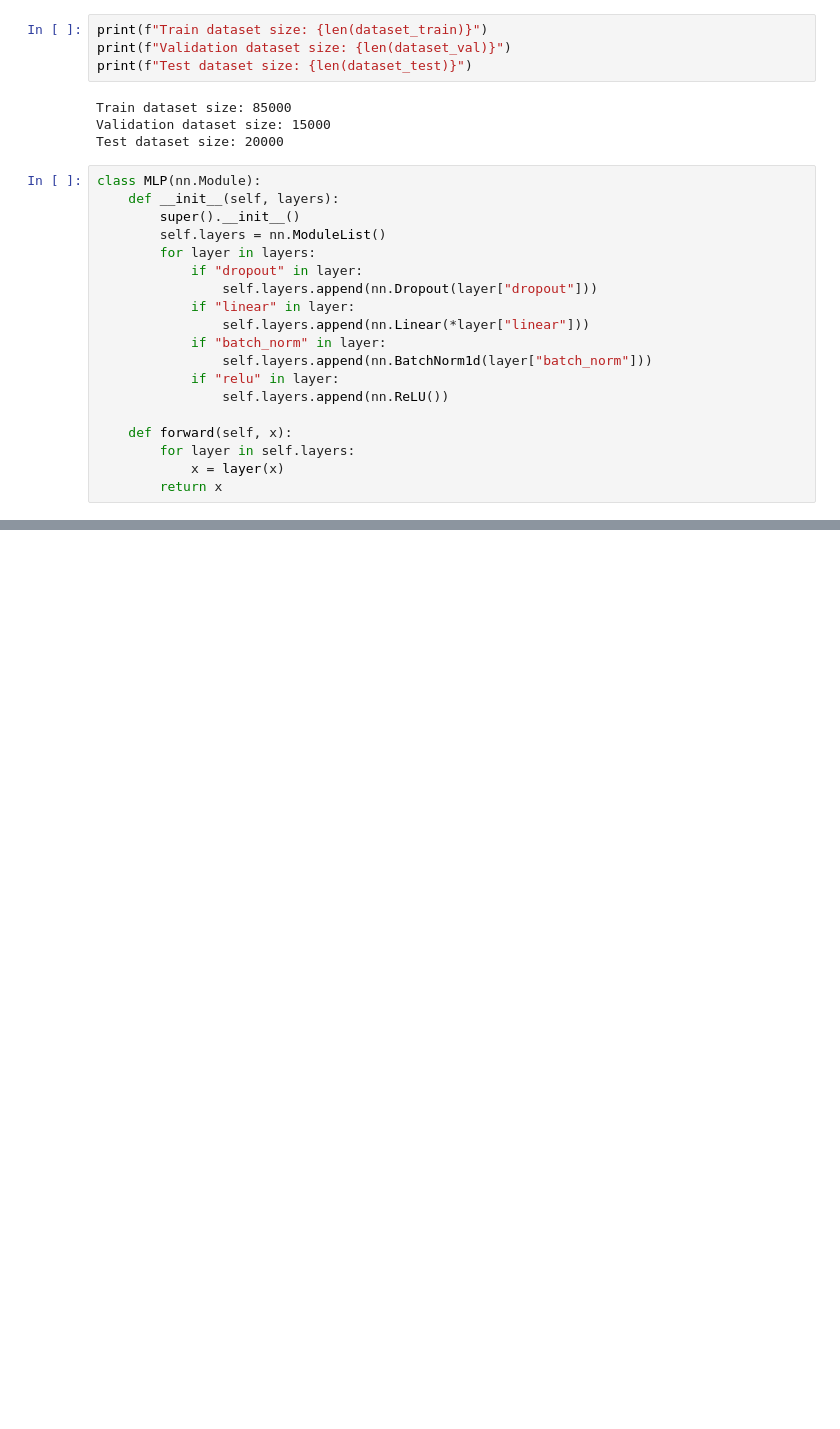
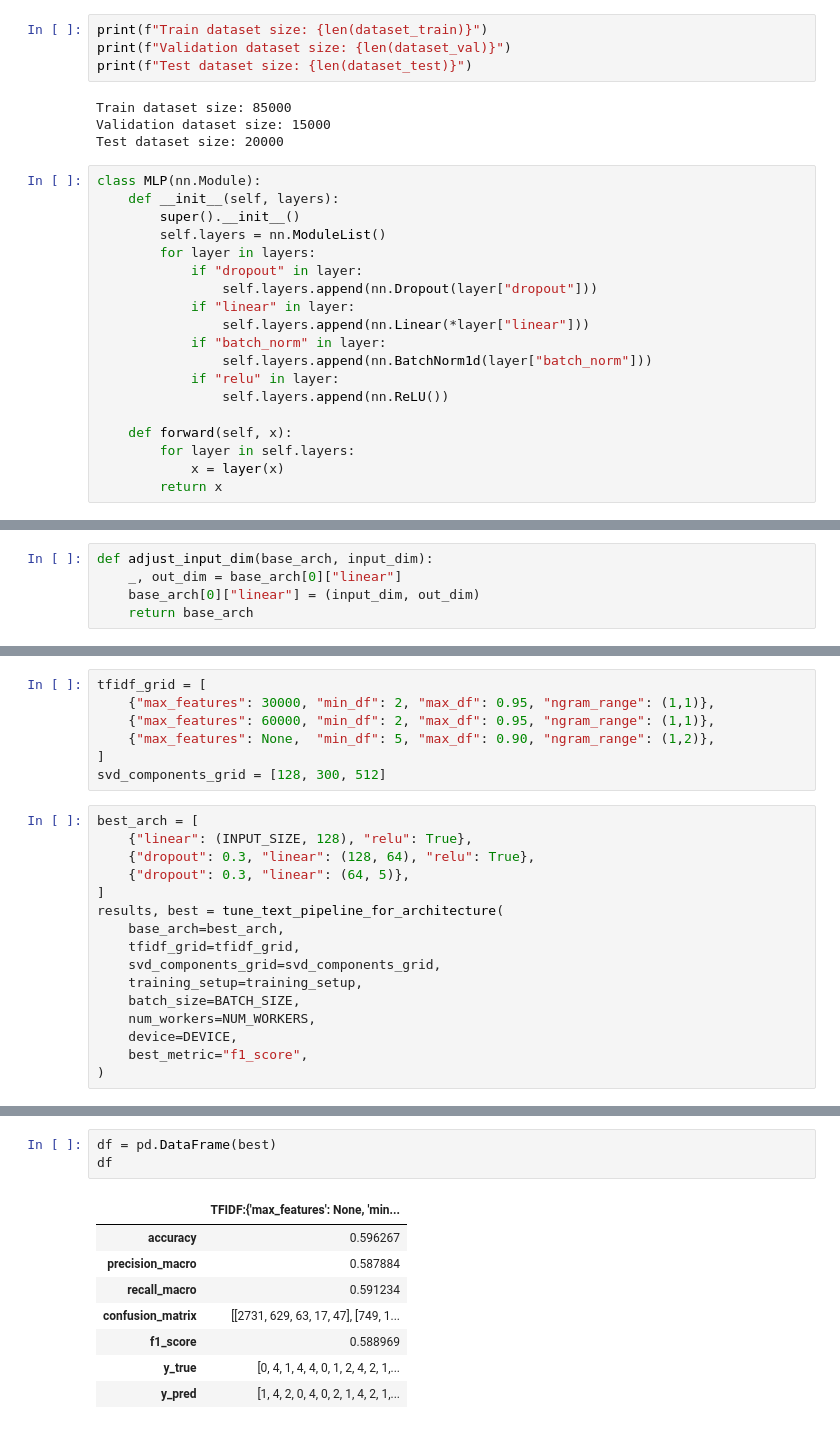
Before and after one commit to AtarSander/LLM-practice, a Jupyter notebook: lab1/LLM_Klasyczne_metody_klasyfikacji_tekstu_Lab_LLM.ipynb, the cells around one changed output, grey strips where cells are left out. Saved outputs shown, nothing was run; the diff lists cells and outputs as text; blank space fills up the shorter version.

```diff
--- a/lab1/LLM_Klasyczne_metody_klasyfikacji_tekstu_Lab_LLM.ipynb
+++ b/lab1/LLM_Klasyczne_metody_klasyfikacji_tekstu_Lab_LLM.ipynb
@@ -335,0 +434,5 @@ weighted avg       0.50      0.51      0.51     15000
+# %%
+def adjust_input_dim(base_arch, input_dim):
+    _, out_dim = base_arch[0]["linear"]
+    base_arch[0]["linear"] = (input_dim, out_dim)
+    return base_arch
@@ -335,0 +518,23 @@ weighted avg       0.50      0.51      0.51     15000
+# %%
+tfidf_grid = [
+    {"max_features": 30000, "min_df": 2, "max_df": 0.95, "ngram_range": (1,1)},
+    {"max_features": 60000, "min_df": 2, "max_df": 0.95, "ngram_range": (1,1)},
+    {"max_features": None,  "min_df": 5, "max_df": 0.90, "ngram_range": (1,2)},
+]
+svd_components_grid = [128, 300, 512]
+# %%
+best_arch = [
+    {"linear": (INPUT_SIZE, 128), "relu": True},
+    {"dropout": 0.3, "linear": (128, 64), "relu": True},
+    {"dropout": 0.3, "linear": (64, 5)},
+]
+results, best = tune_text_pipeline_for_architecture(
+    base_arch=best_arch,
+    tfidf_grid=tfidf_grid,
+    svd_components_grid=svd_components_grid,
+    training_setup=training_setup,
+    batch_size=BATCH_SIZE,
+    num_workers=NUM_WORKERS,
+    device=DEVICE,
+    best_metric="f1_score",
+)
@@ -335,0 +565,12 @@ weighted avg       0.50      0.51      0.51     15000
+# %%
+df = pd.DataFrame(best)
+df
+# %% [output]
+|  | TFIDF:{'max_features': None, 'min... |
+| accuracy | 0.596267 |
+| precision_macro | 0.587884 |
+| recall_macro | 0.591234 |
+| confusion_matrix | [[2731, 629, 63, 17, 47], [749, 1... |
+| f1_score | 0.588969 |
+| y_true | [0, 4, 1, 4, 4, 0, 1, 2, 4, 2, 1,... |
+| y_pred | [1, 4, 2, 0, 4, 0, 2, 1, 4, 2, 1,... |
```
Also changed, not shown: parts of 58 cells of this notebook.
